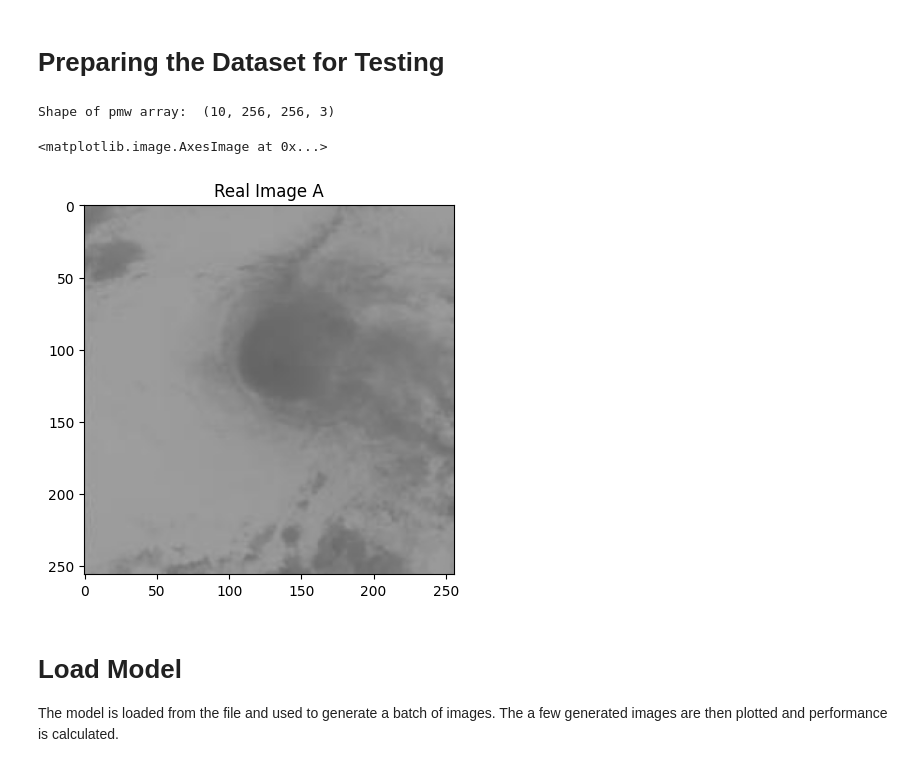
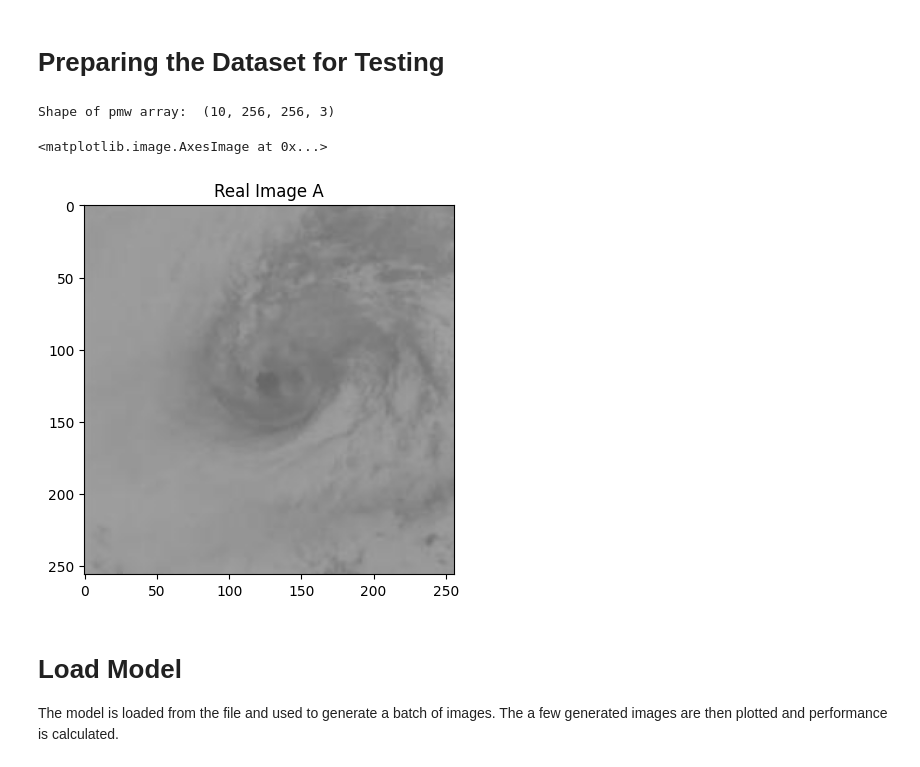
Before and after one commit to kbdharun/mini-project, a Jupyter notebook: Res-Pix2Pix/cyclone-res-pix2pix.ipynb, the cells around one changed output. Saved outputs shown, nothing was run; the diff lists cells and outputs as text; code cells hidden in the pictures.

Commit message:
wip: update res-pix2pix code
Signed-off-by: K.B.Dharun Krishna <kbdharunkrishna@gmail.com>

```diff
--- a/Res-Pix2Pix/cyclone-res-pix2pix.ipynb
+++ b/Res-Pix2Pix/cyclone-res-pix2pix.ipynb
@@ -695,7 +725,7 @@ from numpy import savez_compressed
 import matplotlib.pyplot as plt
 
 # Dataset directory path
-directory = r'C:\Users\kbdha\Downloads\mini-project\TCIRRP\test0.01k'
+directory = r'/home/kbdharunkrishna/Downloads/MP/TCIRRP/train0.01k'
 
 # Get a list of all the file paths
 image_paths = [os.path.join(directory, img) for img in os.listdir(directory)]
@@ -711,34 +741,34 @@ ir = []
 for i in range(len(images)):
     # Split the image into two halves
     image1 = images[i][0:201, 0:201]
     image2 = images[i][0:201,201:402]
 
     # Resize both halves of the image to 256x256
     image1 = cv2.resize(image1,(256,256))
     image2 = cv2.resize(image2,(256,256))
 
     # Reshape both halves of the image to have a depth of 3 (for RGB channels)
     image1 = image1.reshape(256,256,3)
     image2 = image2.reshape(256,256,3)
 
     # Append the processed halves of the image to their respective lists
     pmw.append(image1)
     ir.append(image2)
 
 # Convert the lists to numpy arrays
 pmw = np.array(pmw)
 ir = np.array(ir)
 
 # Print the shape of the 'pmw' array
 print('Shape of pmw array: ', pmw.shape)
 
 # Display the first image in the 'ir' array
 plt.title('Real Image A')
 plt.imshow(ir[0])
 # %% [output]
 Shape of pmw array:  (10, 256, 256, 3)
 <matplotlib.image.AxesImage at 0x...>
-[figure, old version]
+[figure, new version]
 # %% [markdown]
 # Load Model
 
```
Also changed, not shown: parts of 12 cells of this notebook, 3 other files.
